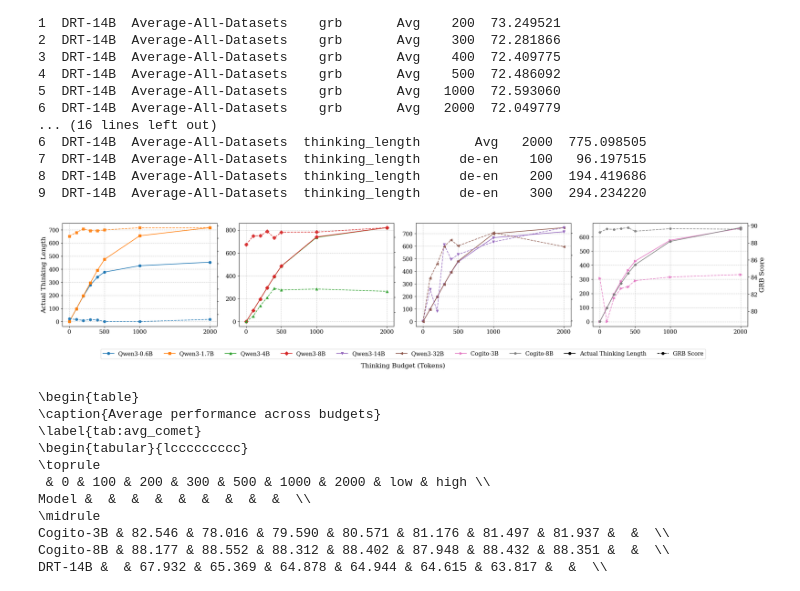
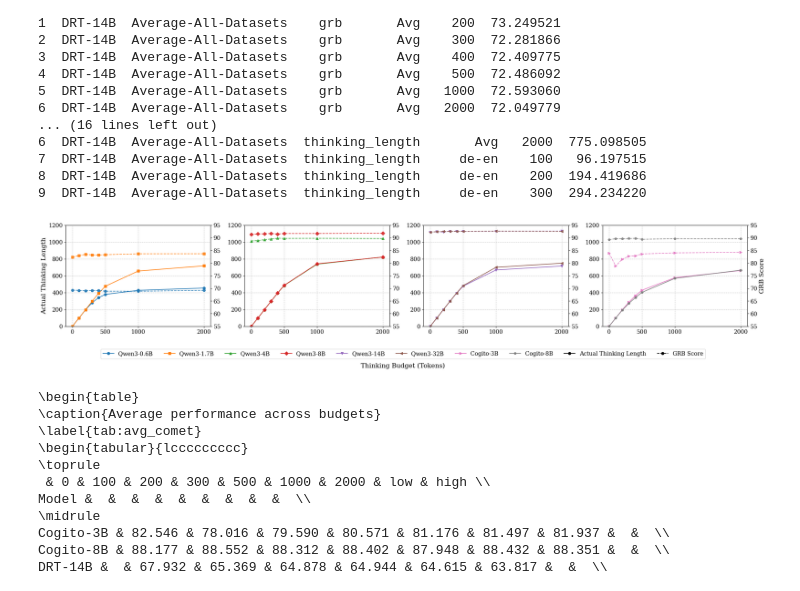
Before and after one commit to ZiHAO-LI-cmd/rm4mt, a Jupyter notebook: rm4mt_eval/analysis/analysis_grb.ipynb, the cells around one changed output. Cells and saved outputs as stored; diff of their text form; code cells hidden in the pictures.

Commit message:
Update analysis notebook to correct execution counts, enhance dual-axis plotting with unified Y-axis ranges, and adjust output file settings for GRB score visualization.

```diff
--- a/rm4mt_eval/analysis/analysis_grb.ipynb
+++ b/rm4mt_eval/analysis/analysis_grb.ipynb
@@ -732,6 +732,8 @@ def plot_models_groups_dual_axis(
     lang_pair,
     model_groups,
     budget_ticks=None,
+    left_ylim=None,
+    right_ylim=None,
     figsize=(16, 5),
     output_name=None,
 ):
@@ -747,6 +749,8 @@ def plot_models_groups_dual_axis(
     lang_pair: 语言对
     model_groups: 模型分组列表
     budget_ticks: budget刻度
+    left_ylim: 左Y轴范围，如 (0, 1000)，统一所有子图的左Y轴
+    right_ylim: 右Y轴范围，如 (50, 100)，统一所有子图的右Y轴
     figsize: 图表大小
     output_name: 输出文件名
     """
@@ -767,6 +771,7 @@ def plot_models_groups_dual_axis(
     marker_map = {model: markers[i % len(markers)] for i, model in enumerate(all_models)}
 
     model_handles = {}
+    ax_right_list = []  # 保存所有右轴以便统一设置
 
     for idx, models in enumerate(model_groups):
         ax_left = axes[idx]
@@ -828,13 +833,17 @@ def plot_models_groups_dual_axis(
             if model not in model_handles:
                 model_handles[model] = h
 
-        # 设置左轴标签
+        # 设置左轴标签和统一Y轴范围
         if idx == 0:
             ax_left.set_ylabel("Actual Thinking Length")
+        if left_ylim is not None:
+            ax_left.set_ylim(left_ylim)
         ax_left.tick_params(axis="y")
 
         # 创建右轴并绘制GRB分数（虚线）
         ax_right = ax_left.twinx()
+        ax_right_list.append(ax_right)
+
         for model in models:
             sub = score_group_df[score_group_df["model"] == model].copy()
             if sub.empty:
@@ -857,11 +866,12 @@ def plot_models_groups_dual_axis(
                 alpha=0.9,
             )
 
-        # 设置右轴标签（只在最后一个子图显示）
+        # 设置右轴标签和统一Y轴范围
+        if right_ylim is not None:
+            ax_right.set_ylim(right_ylim)
+        # 所有子图都显示右Y轴刻度，只有最后一个显示标签文字
         if idx == n_groups - 1:
             ax_right.set_ylabel(f"{metric.upper()} Score")
-        else:
-            ax_right.set_yticklabels([])
         ax_right.tick_params(axis="y")
 
         # 设置x轴刻度
@@ -917,29 +927,31 @@ def plot_models_groups_dual_axis(
 # %%
 # 使用双Y轴函数绘制平均分数图表
 # 左轴：平均thinking_length，右轴：GRB Score
 plot_models_groups_dual_axis(
     score_df=grb_average_df,
     tokens_df=thinking_length_average_df,
     task="Average-All-Datasets",
     metric="grb",
     lang_pair="Avg",
     model_groups=[
         ["Qwen3-0.6B", "Qwen3-1.7B"],
         ["Qwen3-4B", "Qwen3-8B"],
         ["Qwen3-14B", "Qwen3-32B"],
         ["Cogito-3B", "Cogito-8B"],
         # ["DRT-7B", "DRT-8B", "DRT-14B"],
         # ["grok-3-mini"],
     ],
     # budget_ticks=[0, 100, 200, 300, 400, 500, 1000, 2000],
     budget_ticks=[0, 500, 1000, 2000],
     # budget_ticks=[0, 100, 200, 300, 400, 500, 1000],
+    left_ylim=(0, 1200),    # 统一左Y轴范围：Actual Thinking Length
+    right_ylim=(55, 95),    # 统一右Y轴范围：GRB Score
     figsize=(24, 5),
-    output_name="qwen_and_cogito_grb_average.png",
-    # output_name="qwen_and_cogito_grb_average.pdf",
+    # output_name="qwen_and_cogito_grb_average.png",
+    output_name="qwen_and_cogito_grb_average.pdf",
 )
 # %% [output]
-[figure, old version]
+[figure, new version]
 # %%
 def latex_table_for_metric(
     df: pd.DataFrame,
```
